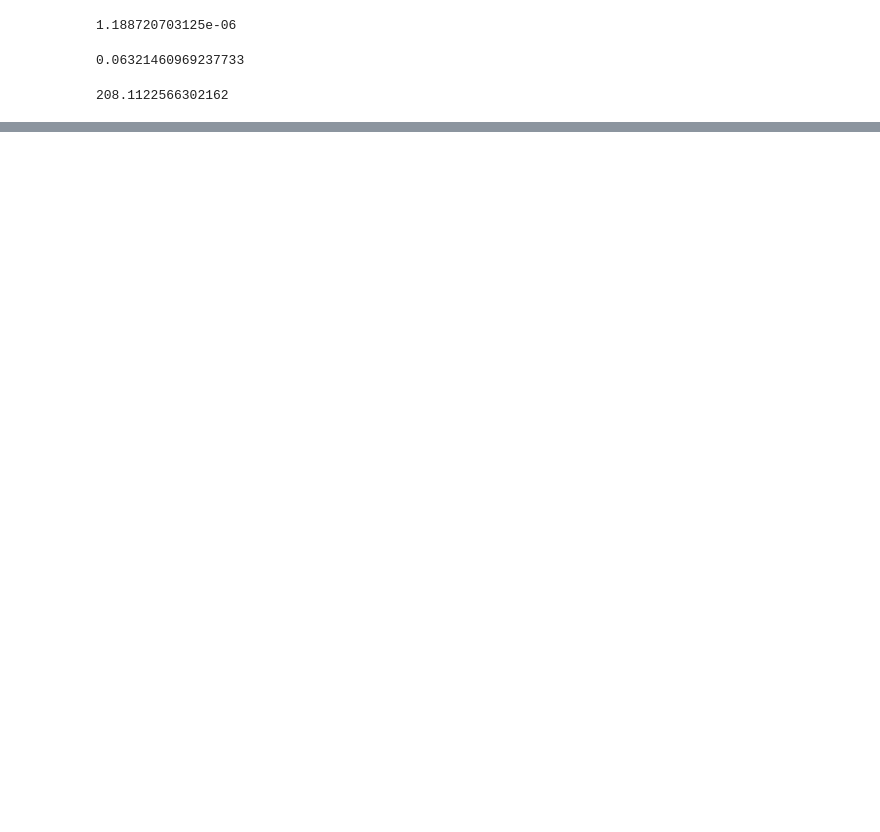
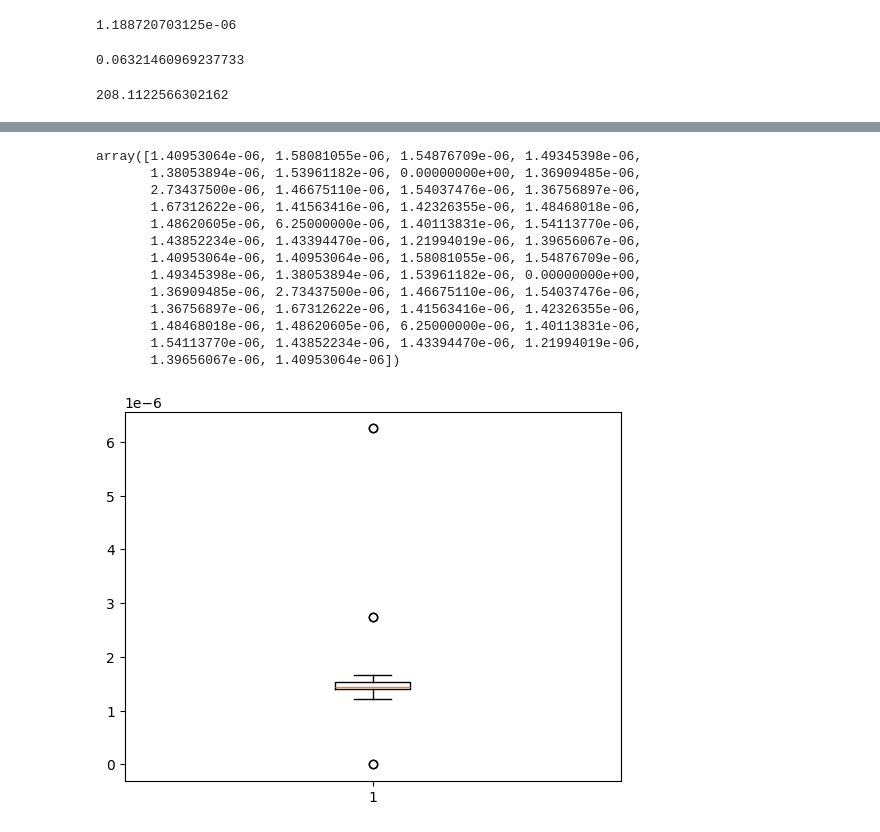
Before and after one commit to imn167/SubsetSimulation_VAE, a Jupyter notebook: Resultats_4Branch(1).ipynb, the cells around one changed output, grey strips where cells are left out. Drawn from its saved outputs; the diff is of its cells as text; code cells hidden in the pictures; blank space fills up the shorter version.

```diff
--- a/Resultats_4Branch(1).ipynb
+++ b/Resultats_4Branch(1).ipynb
@@ -493,0 +524,19 @@ sp.norm()
+# %%
+plt.boxplot(estimation100)
+estimation100[np.where(estimation100 > 2e-6 )[0]]
+estimation100
+# %% [output]
+array([1.40953064e-06, 1.58081055e-06, 1.54876709e-06, 1.49345398e-06,
+       1.38053894e-06, 1.53961182e-06, 0.00000000e+00, 1.36909485e-06,
+       2.73437500e-06, 1.46675110e-06, 1.54037476e-06, 1.36756897e-06,
+       1.67312622e-06, 1.41563416e-06, 1.42326355e-06, 1.48468018e-06,
+       1.48620605e-06, 6.25000000e-06, 1.40113831e-06, 1.54113770e-06,
+       1.43852234e-06, 1.43394470e-06, 1.21994019e-06, 1.39656067e-06,
+       1.40953064e-06, 1.40953064e-06, 1.58081055e-06, 1.54876709e-06,
+       1.49345398e-06, 1.38053894e-06, 1.53961182e-06, 0.00000000e+00,
+       1.36909485e-06, 2.73437500e-06, 1.46675110e-06, 1.54037476e-06,
+       1.36756897e-06, 1.67312622e-06, 1.41563416e-06, 1.42326355e-06,
+       1.48468018e-06, 1.48620605e-06, 6.25000000e-06, 1.40113831e-06,
+       1.54113770e-06, 1.43852234e-06, 1.43394470e-06, 1.21994019e-06,
+       1.39656067e-06, 1.40953064e-06])
+[figure, added]
```
Also changed, not shown: parts of 11 cells of this notebook, 52 other files.
